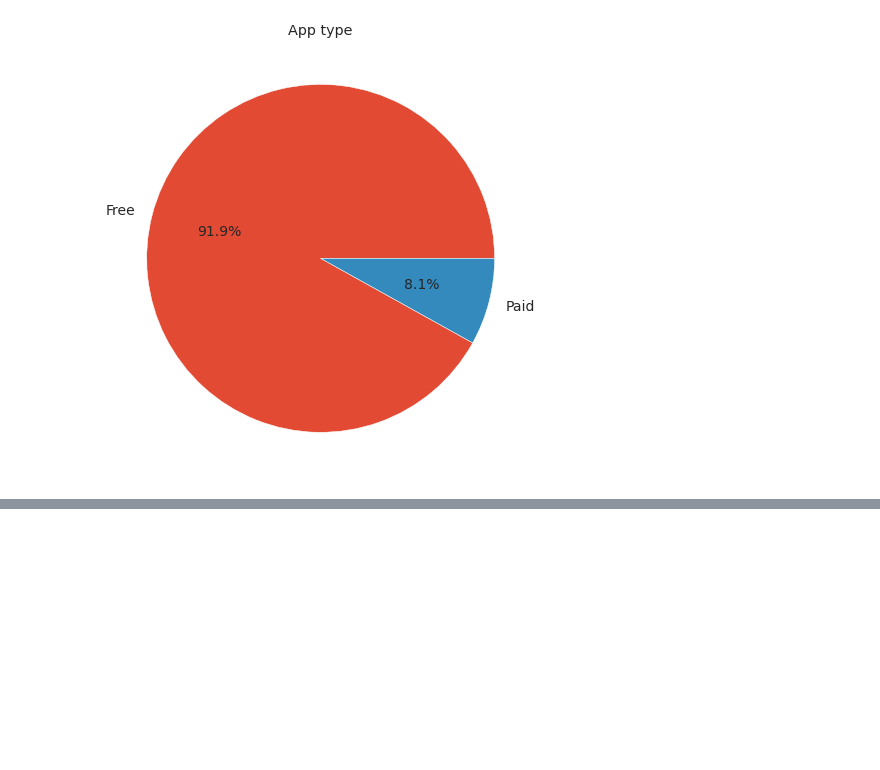
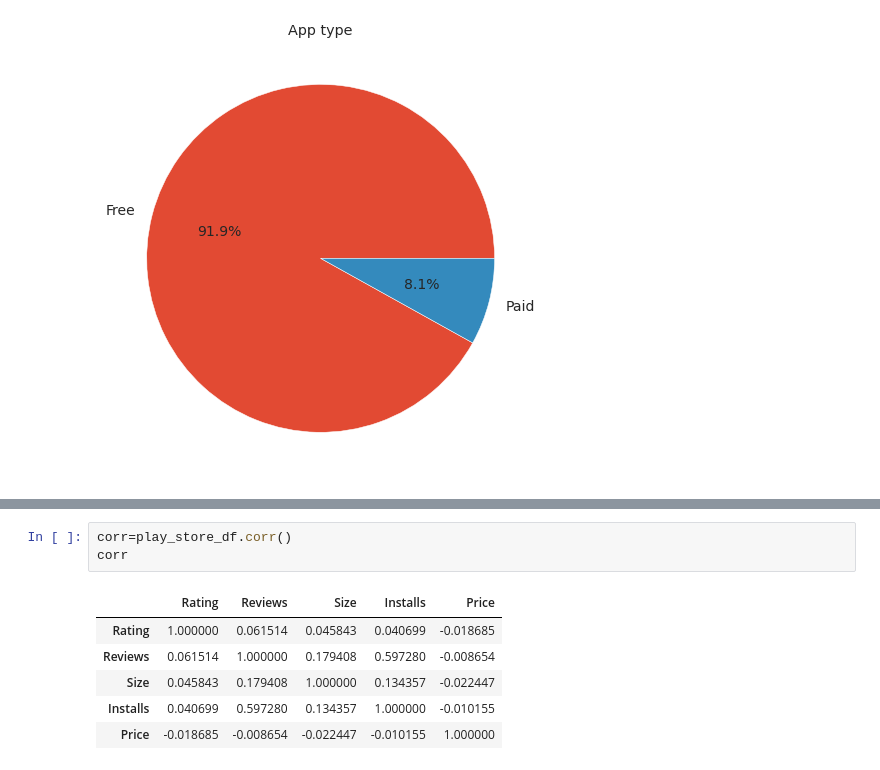
Before and after one commit to RishikaVerma21/Play-Store-Review-Analysis, a Jupyter notebook: Play_store_analysis_and_sentiment_analysis.ipynb, the cells around one changed output, grey strips where cells are left out. Drawn from its saved outputs; the diff is of its cells as text; blank space fills up the shorter version.

```diff
--- a/Play_store_analysis_and_sentiment_analysis.ipynb
+++ b/Play_store_analysis_and_sentiment_analysis.ipynb
@@ -598,0 +627,10 @@ Text(0, 0.5, '')
+# %%
+corr=play_store_df.corr()
+corr
+# %% [output]
+|  | Rating | Reviews | Size | Installs | Price |
+| Rating | 1.000000 | 0.061514 | 0.045843 | 0.040699 | -0.018685 |
+| Reviews | 0.061514 | 1.000000 | 0.179408 | 0.597280 | -0.008654 |
+| Size | 0.045843 | 0.179408 | 1.000000 | 0.134357 | -0.022447 |
+| Installs | 0.040699 | 0.597280 | 0.134357 | 1.000000 | -0.010155 |
+| Price | -0.018685 | -0.008654 | -0.022447 | -0.010155 | 1.000000 |
```
Also changed, not shown: parts of 8 cells of this notebook.
